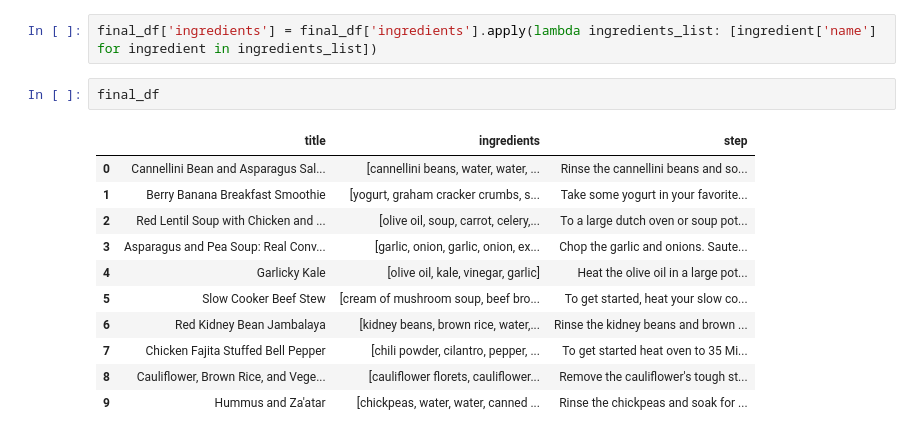
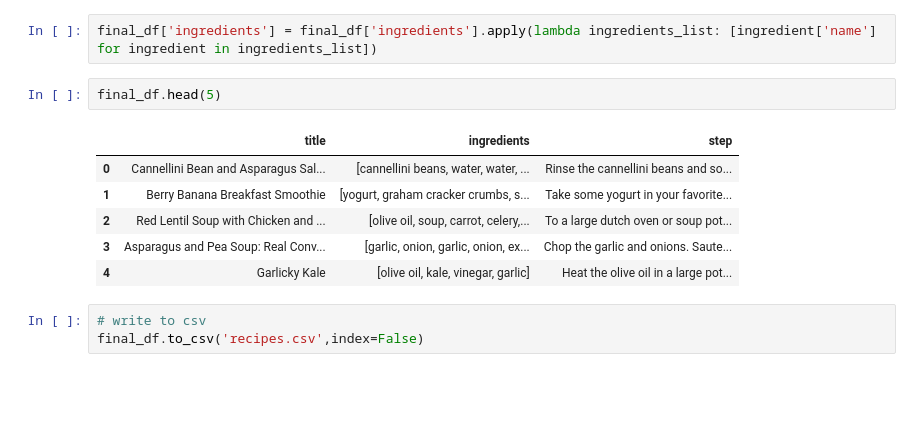
Before and after one commit to ebadakhter/ADS-509-Group-1-Final-Project, a Jupyter notebook: ads509_recipes_scraper-2.ipynb, the cells around one changed output. Saved outputs shown, nothing was run; the diff lists cells and outputs as text; blank space fills up the shorter version.

```diff
--- a/ads509_recipes_scraper-2.ipynb
+++ b/ads509_recipes_scraper-2.ipynb
@@ -200,19 +208,17 @@ final_df.iloc[0]['ingredients']
 # %%
 final_df['ingredients'] = final_df['ingredients'].apply(lambda ingredients_list: [ingredient['name'] for ingredient in ingredients_list])
 # %%
-final_df
+final_df.head(5)
 # %% [output]
 |  | title | ingredients | step |
 | 0 | Cannellini Bean and Asparagus Sal... | [cannellini beans, water, water, ... | Rinse the cannellini beans and so... |
 | 1 | Berry Banana Breakfast Smoothie | [yogurt, graham cracker crumbs, s... | Take some yogurt in your favorite... |
 | 2 | Red Lentil Soup with Chicken and ... | [olive oil, soup, carrot, celery,... | To a large dutch oven or soup pot... |
 | 3 | Asparagus and Pea Soup: Real Conv... | [garlic, onion, garlic, onion, ex... | Chop the garlic and onions. Saute... |
 | 4 | Garlicky Kale | [olive oil, kale, vinegar, garlic] | Heat the olive oil in a large pot... |
-| 5 | Slow Cooker Beef Stew | [cream of mushroom soup, beef bro... | To get started, heat your slow co... |
-| 6 | Red Kidney Bean Jambalaya | [kidney beans, brown rice, water,... | Rinse the kidney beans and brown ... |
-| 7 | Chicken Fajita Stuffed Bell Pepper | [chili powder, cilantro, pepper, ... | To get started heat oven to 35 Mi... |
-| 8 | Cauliflower, Brown Rice, and Vege... | [cauliflower florets, cauliflower... | Remove the cauliflower's tough st... |
-| 9 | Hummus and Za'atar | [chickpeas, water, water, canned ... | Rinse the chickpeas and soak for ... |
+# %%
+# write to csv
+final_df.to_csv('recipes.csv',index=False)
 # %%
 
 
```
Also changed, not shown: parts of 3 cells of this notebook, 2 other files.
